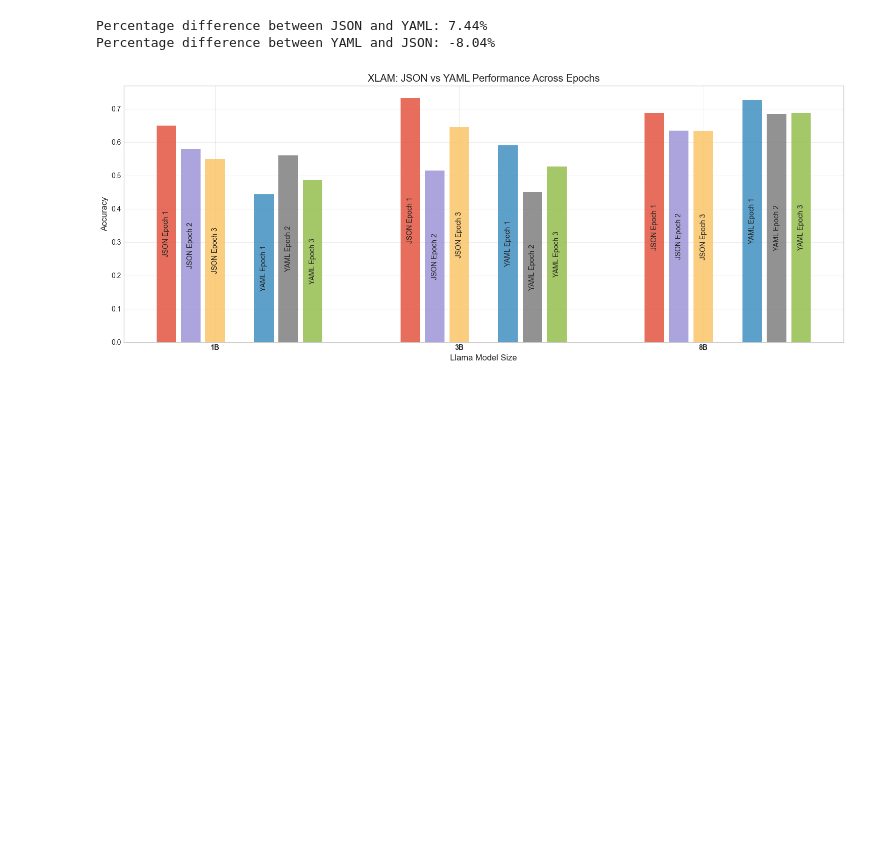
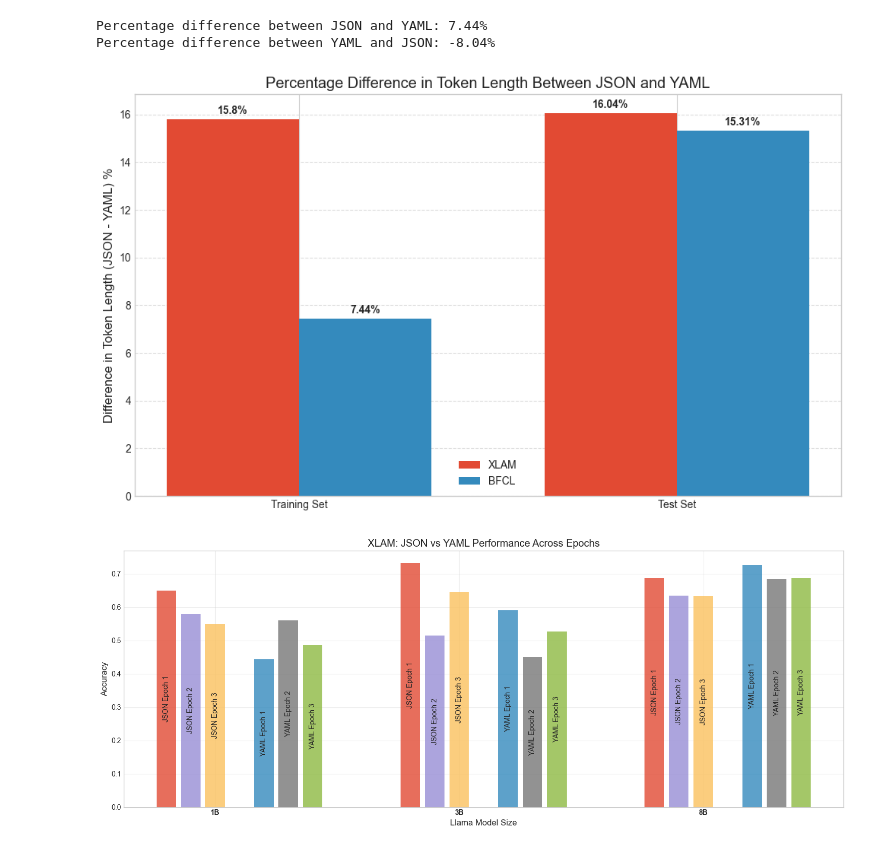
Before and after one commit to Athe-kunal/Finetuning, a Jupyter notebook: finetuning/finetuning/data_analysis.ipynb, the cells around one changed output. Drawn from its saved outputs; the diff is of its cells as text; code cells hidden in the pictures; blank space fills up the shorter version.

Commit message:
one more plot

```diff
--- a/finetuning/finetuning/data_analysis.ipynb
+++ b/finetuning/finetuning/data_analysis.ipynb
@@ -181,3 +186,49 @@ Percentage difference between YAML and JSON: -8.04%
+# %%
+import matplotlib.pyplot as plt
+import numpy as np
+plt.style.use( 'seaborn-v0_8-whitegrid')
+
+# Data
+labels = ['Training Set', 'Test Set']
+xlam_values = [15.80, 16.04]
+bfcl_values = [7.44, 15.31]
+
+# Set up bar positions
+x = np.arange(len(labels))
+width = 0.35
+
+# Create plot
+fig, ax = plt.subplots(figsize=(10, 6))
+rects1 = ax.bar(x - width/2, xlam_values, width, label='XLAM')  # Standard scientific blue
+rects2 = ax.bar(x + width/2, bfcl_values, width, label='BFCL')  # Standard scientific orange
+
+# Customize plot
+ax.set_ylabel('Difference in Token Length (JSON - YAML) %')
+ax.set_title('Percentage Difference in Token Length Between JSON and YAML')
+ax.set_xticks(x)
+ax.set_xticklabels(labels)
+ax.legend()
+
+# Add value labels on top of bars
+def autolabel(rects):
+    for rect in rects:
+        height = rect.get_height()
+        ax.annotate(f'{height}%',
+                    xy=(rect.get_x() + rect.get_width() / 2, height),
+                    xytext=(0, 3),  # 3 points vertical offset
+                    textcoords="offset points",
+                    ha='center', va='bottom', weight='bold')
+
+autolabel(rects1)
+autolabel(rects2)
+
+# Add grid for better readability
+ax.grid(True, axis='y', linestyle='--', alpha=0.7)
+
+plt.tight_layout()
+plt.show()
+# %% [output]
+[figure, added]
 # %%
 XLAM_DICT = {
     "JSON":{
```
Also changed, not shown: parts of 1 cell of this notebook.
